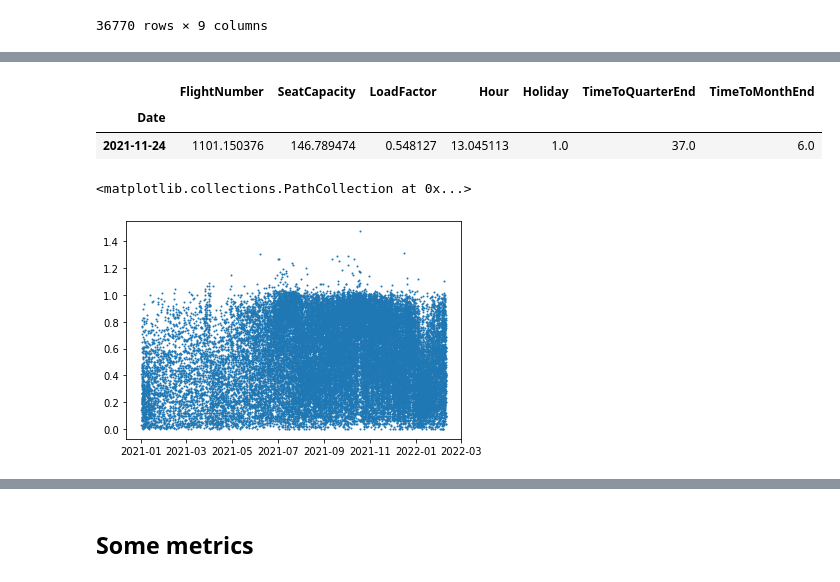
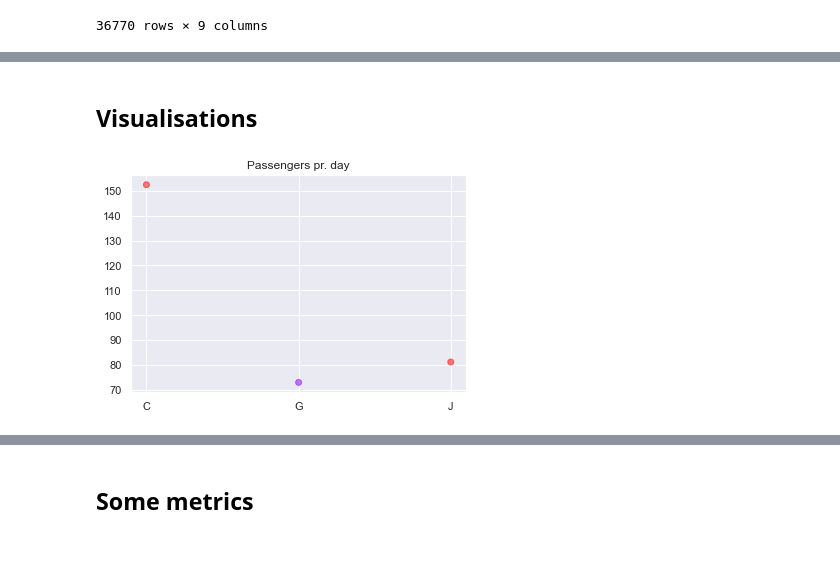
Before and after one commit to s183920/02582_Computational_Data_Analysis, a Jupyter notebook: Case1/data.ipynb, the cells around one changed output, grey strips where cells are left out. Saved outputs shown, nothing was run; the diff lists cells and outputs as text; code cells hidden in the pictures; blank space fills up the shorter version.

```diff
--- a/Case1/data.ipynb
+++ b/Case1/data.ipynb
@@ -2,6 +2,9 @@
 import pandas as pd
 import numpy as np
 import matplotlib.pyplot as plt
+import seaborn as sns
+
+sns.set()
 # %% [markdown]
 ## Load data
 # %%
@@ -25,7 +30,9 @@ data
 # %%
 # holidays
 from pandas.tseries.holiday import *
-from pandas.tseries.offsets import CustomBusinessDay
+# from pandas.tseries.offsets import CustomBusinessDay
+# from pandas.tseries.offsets import *
+# from pandas.tseries import offsets
 
 class GothamBusinessCalendar(AbstractHolidayCalendar):
    rules = [
@@ -41,13 +48,33 @@ class GothamBusinessCalendar(AbstractHolidayCalendar):
      Holiday('Christmas', month=12, day=25, observance=nearest_workday)
    ]
 
-Gotham_BD = CustomBusinessDay(calendar=GothamBusinessCalendar())
+class HolidayCalendar(AbstractHolidayCalendar):
+   rules = [
+     Holiday('New Year', month=1, day=1),
+     Holiday('Groundhog Day', month=1, day=6),
+     Holiday('St. Patricks Day', month=3, day=17),
+     Holiday('April Fools Day', month=4, day=1),
+     Holiday('Good Friday', month=1, day=1, offset=[Easter(), Day(-2)]),
+     Holiday('Labor Day', month=5, day=1),
+     Holiday('Canada Day', month=7, day=1),
+     Holiday('July 4th', month=7, day=4),
+     Holiday('All Saints Day', month=11, day=1),
+     Holiday('Christmas', month=12, day=25),
+     *USFederalHolidayCalendar.rules
+   ]
+
+holidays = HolidayCalendar().holidays(min(data.Date), max(data.Date)).date
+
+# Gotham_BD = CustomBusinessDay(calendar=GothamBusinessCalendar())
 
 # add time stuff
 data["Hour"] = data.ScheduleTime.dt.hour
 data["Date"] = data.ScheduleTime.dt.date
-data["Holiday"] = data.Date.isin(pd.date_range(min(data.Date), end=max(data.Date), freq=Gotham_BD)) == False
+data["Holiday"] = data.Date.isin(holidays)
 data["Weekday"] = data.ScheduleTime.dt.day_name()
+data["Month"] = data.ScheduleTime.dt.month_name()
+data["Year"] = data.ScheduleTime.dt.year
+data["YearMonth"] = data.Year.astype(str)+  data.Month
 
 data["QuarterEnd"] = data.ScheduleTime.dt.to_period("Q").dt.end_time
 data["MonthEnd"] = data.ScheduleTime.dt.to_period("M").dt.end_time
@@ -55,6 +82,7 @@ data["MonthEnd"] = data.ScheduleTime.dt.to_period("M").dt.end_time
 data["TimeToQuarterEnd"] = (data["QuarterEnd"] - data["ScheduleTime"]).dt.days
 data["TimeToMonthEnd"] = (data["MonthEnd"] - data["ScheduleTime"]).dt.days
 # data["TimeToBusinessMonthEnd"] = (data["BusinessMonthEnd"] - data["ScheduleTime"]).dt.days
+data["Passengers"] = data.SeatCapacity*data.LoadFactor
 data
 # %% [output]
 |  | ScheduleTime | Airline | FlightNumber | Destination | AircraftType | FlightType | Sector | SeatCapacity | ... |
@@ -92,17 +101,10 @@ Name: Holiday, dtype: int64
-# %%
-d[d.Holiday == 1]
-# %% [output]
-|  | FlightNumber | SeatCapacity | LoadFactor | Hour | Holiday | TimeToQuarterEnd | TimeToMonthEnd |
-| Date |  |  |  |  |  |  |  |
-| 2021-11-24 | 1101.150376 | 146.789474 | 0.548127 | 13.045113 | 1.0 | 37.0 | 6.0 |
-# %%
-plt.scatter(data.ScheduleTime, data.LoadFactor, s = 1)
-# data.groupby("Holiday").mean()
-
-# fig, ax = plt.subplots(1,2, sharex = True)
-# ax[0].hist(data.LoadFactor[data.Holiday], bins = 50, alpha = 1)
-# ax[1].hist(data.LoadFactor[data.Holiday != True], bins = 50, alpha = 1)
-# plt.show()
-# %% [output]
-<matplotlib.collections.PathCollection at 0x...>
-[figure, removed]
+# %% [markdown]
+## Visualisations
+# %%
+# data["N"] = 1
+d = data.groupby("FlightType").mean()
+plt.scatter(d.index, d.Passengers/d.N, c = d.Holiday > 0, alpha = .5, cmap = "rainbow")
+plt.title("Passengers pr. day")
+plt.show()
+# %% [output]
+[figure, added]
```
Also changed, not shown: parts of 6 cells of this notebook, 1 other file.
